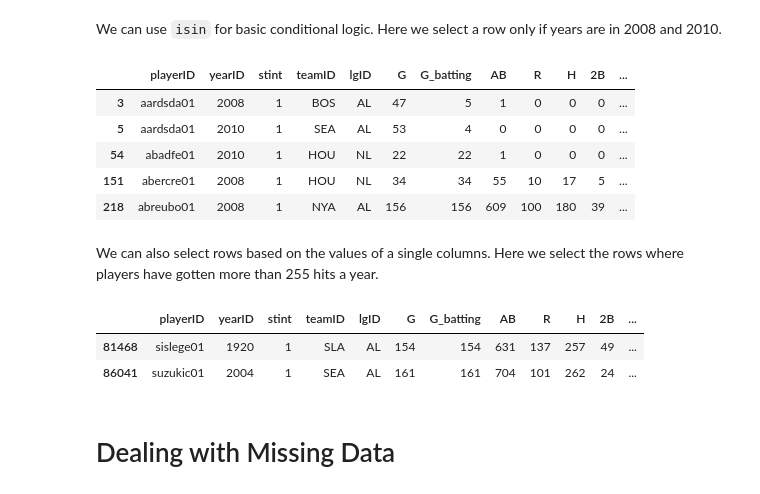
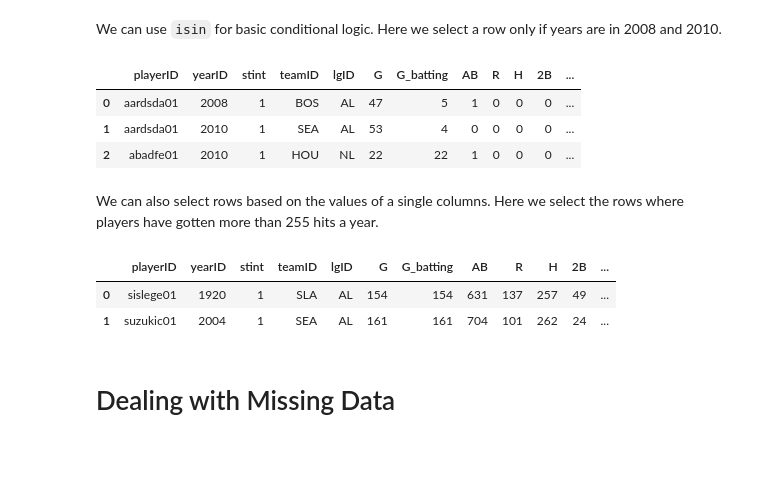
Before and after one commit to Will-So/B, a Jupyter notebook: 10 Minutes Blaze.ipynb, the cells around one changed output. Cells and saved outputs as stored; diff of their text form; code cells hidden in the pictures; blank space fills up the shorter version.

```diff
--- a/10 Minutes Blaze.ipynb
+++ b/10 Minutes Blaze.ipynb
@@ -87,6 +75,3 @@ pandas.core.frame.DataFrame
 # Interactive Expressions
 # %% [markdown]
 For the rest of the tutorial, we will explore data interactively with the `Data` constructor. As shown previously, we can wrap any data source supported by Blaze into interactive expressions. Note that not all operations are possible for all backends.
-# %%
-df = Data(pandas_df)
-type(df)
@@ -144,22 +130,20 @@ hdfs_df[[1,3,6]]
 # %% [markdown]
 We can use `isin` for basic conditional logic. Here we select a row only if years are in 2008 and 2010.
 # %%
-df[df.yearID.isin([2008, 2010])][:5]
+df[df.yearID.isin([2008, 2010])]
 # %% [output]
 |  | playerID | yearID | stint | teamID | lgID | G | G_batting | AB | R | H | 2B | ... |
-| 3 | aardsda01 | 2008 | 1 | BOS | AL | 47 | 5 | 1 | 0 | 0 | 0 | ... |
-| 5 | aardsda01 | 2010 | 1 | SEA | AL | 53 | 4 | 0 | 0 | 0 | 0 | ... |
-| 54 | abadfe01 | 2010 | 1 | HOU | NL | 22 | 22 | 1 | 0 | 0 | 0 | ... |
-| 151 | abercre01 | 2008 | 1 | HOU | NL | 34 | 34 | 55 | 10 | 17 | 5 | ... |
-| 218 | abreubo01 | 2008 | 1 | NYA | AL | 156 | 156 | 609 | 100 | 180 | 39 | ... |
+| 0 | aardsda01 | 2008 | 1 | BOS | AL | 47 | 5 | 1 | 0 | 0 | 0 | ... |
+| 1 | aardsda01 | 2010 | 1 | SEA | AL | 53 | 4 | 0 | 0 | 0 | 0 | ... |
+| 2 | abadfe01 | 2010 | 1 | HOU | NL | 22 | 22 | 1 | 0 | 0 | 0 | ... |
 # %% [markdown]
 We can also select rows based on the values of a single columns. Here we select the rows where players have gotten more than 255 hits a year.
 # %%
 df[df.H > 255]
 # %% [output]
 |  | playerID | yearID | stint | teamID | lgID | G | G_batting | AB | R | H | 2B | ... |
-| 81468 | sislege01 | 1920 | 1 | SLA | AL | 154 | 154 | 631 | 137 | 257 | 49 | ... |
-| 86041 | suzukic01 | 2004 | 1 | SEA | AL | 161 | 161 | 704 | 101 | 262 | 24 | ... |
+| 0 | sislege01 | 1920 | 1 | SLA | AL | 154 | 154 | 631 | 137 | 257 | 49 | ... |
+| 1 | suzukic01 | 2004 | 1 | SEA | AL | 161 | 161 | 704 | 101 | 262 | 24 | ... |
 # %% [markdown]
 # Dealing with Missing Data
 # %% [markdown]
```
Also changed, not shown: parts of 21 cells of this notebook, 1 other file.
